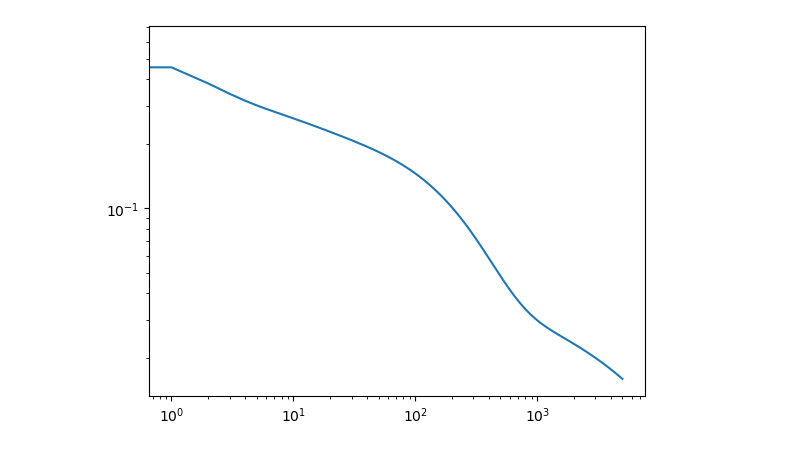
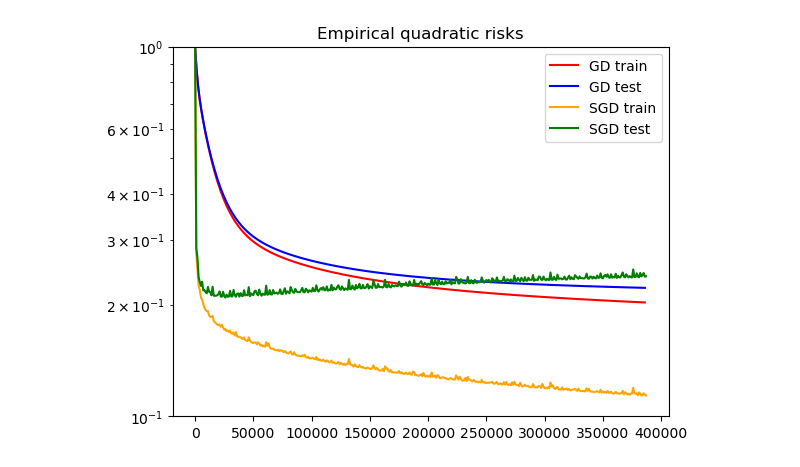
Before and after one commit to Hazdard/AppStat, a Jupyter notebook: DM_1/Sacha-Ben-Arous-DM1.ipynb, the cells around one changed output. Saved outputs shown, nothing was run; the diff lists cells and outputs as text; code cells hidden in the pictures.

```diff
--- a/DM_1/Sacha-Ben-Arous-DM1.ipynb
+++ b/DM_1/Sacha-Ben-Arous-DM1.ipynb
@@ -85,5 +50,0 @@ values_ols = compute_ols(T)
-# %%
-plt.loglog([t for t in range(T)], values_ols)
-plt.show()
-# %% [output]
-[figure, removed]
@@ -92,0 +57,41 @@ def l2(x,y) :
+# %%
+def grad_emp_risk(theta):
+    return -2*X_train.T@(Y_train-X_train@theta)/n_small
+# %%
+T_gd = 300
+emp_risks_gd = np.zeros(T_gd)
+test_risks_gd = np.zeros(T_gd)
+theta = np.zeros(X_train.shape[1])
+gamma = 0.001
+for t in range(T_gd):
+    emp_risks_gd[t] = emp_risk(theta)
+    test_risks_gd[t] = test_risk(theta)
+    theta -= gamma*grad_emp_risk(theta)
+# %%
+def grad_sto(theta,i):
+    return -2*(Y_train[i%n_small]-X_train[i%n_small]@theta)*X_train[i%n_small]
+# %%
+T_sgd = T_gd*n_small
+T_test_period = 1000
+emp_risks_sgd = np.zeros(int(T_sgd/T_test_period)+1)
+test_risks_sgd = np.zeros(int(T_sgd/T_test_period)+1)
+theta = np.zeros(X_train.shape[1])
+gamma = 0.00005
+for t in range(T_sgd):
+    if t%T_test_period == 0:
+        emp_risks_sgd[int(t/T_test_period)] = emp_risk(theta)
+        test_risks_sgd[int(t/T_test_period)] = test_risk(theta)
+    theta -= gamma*grad_sto(theta,t)
+# %%
+ts_gd = [n_small*t for t in range(T_gd)]
+ts_sgd = [t*T_test_period for t in range(int(T_sgd/T_test_period)+1)]
+plt.semilogy(ts_gd, emp_risks_gd, 'red', label='GD train')
+plt.semilogy(ts_gd, test_risks_gd, 'blue', label='GD test')
+plt.semilogy(ts_sgd, emp_risks_sgd, 'orange', label = 'SGD train')
+plt.semilogy(ts_sgd, test_risks_sgd, 'green', label = 'SGD test')
+plt.legend()
+plt.ylim(10**(-1),1)
+plt.title('Empirical quadratic risks')
+plt.show()
+# %% [output]
+[figure, added]
```
Also changed, not shown: parts of 11 cells of this notebook, 4 other files.
